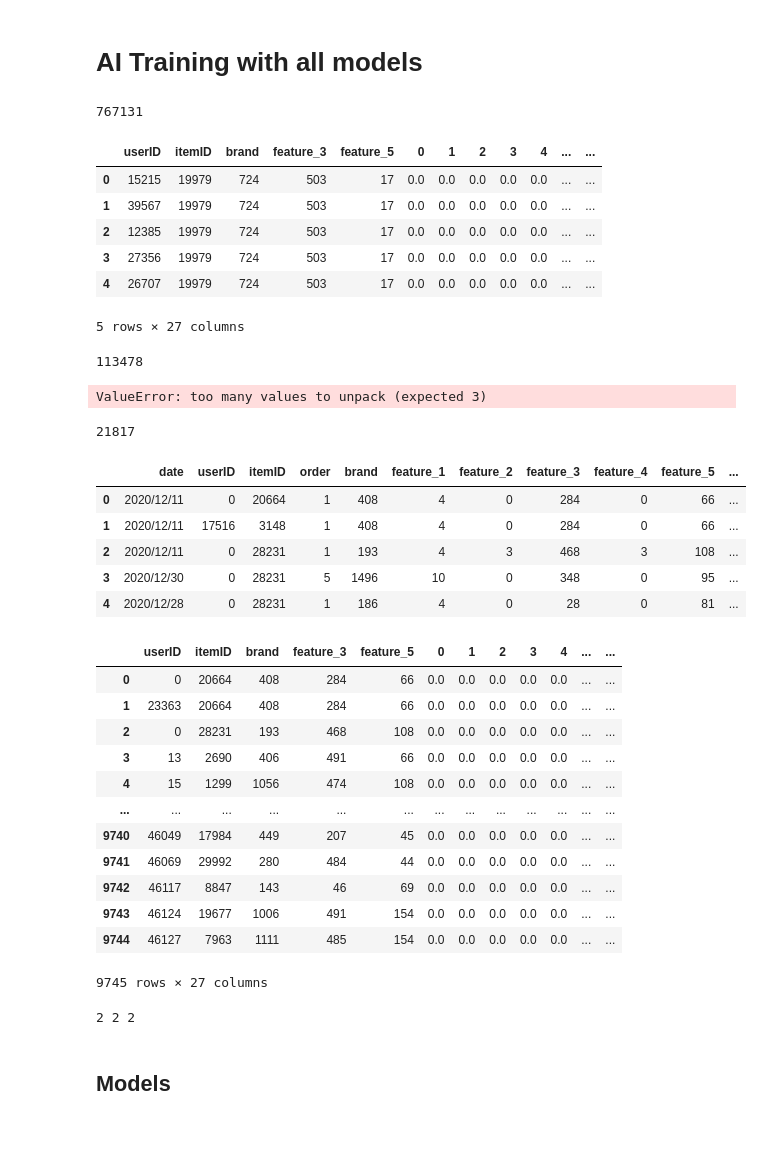
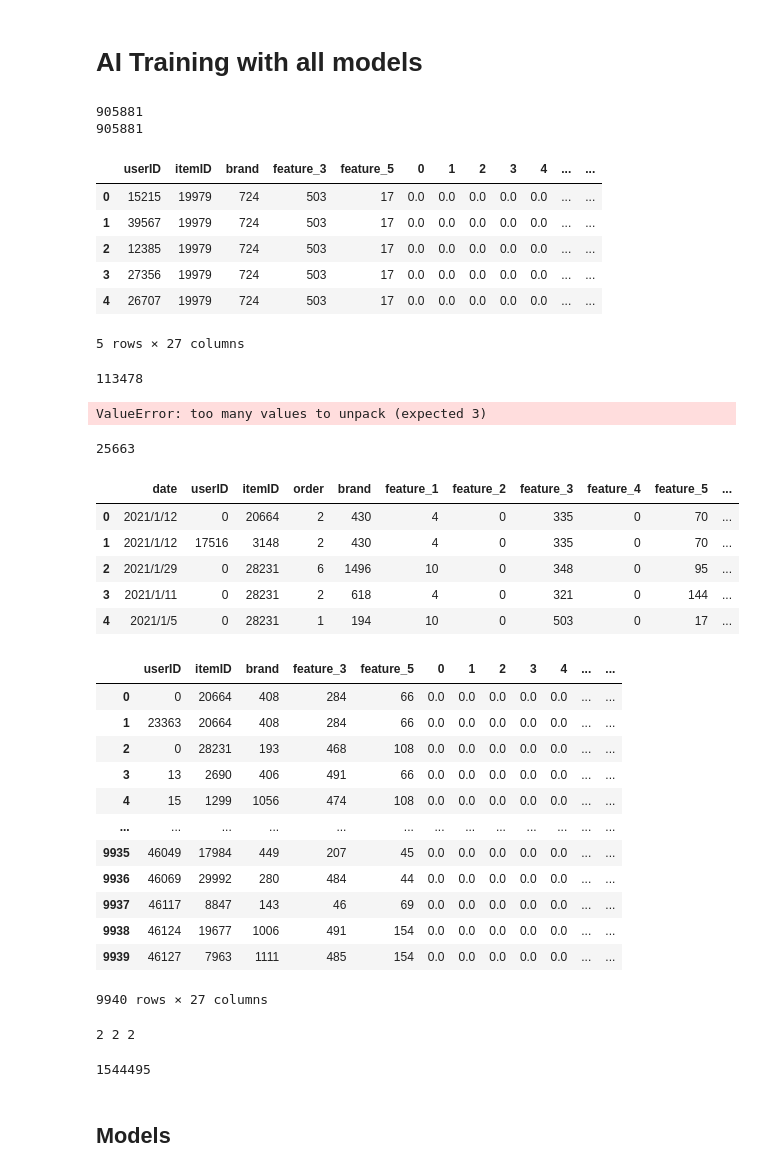
Before and after one commit to P4ddyki/Data-Mining2, a Jupyter notebook: Trained_models/Untitled.ipynb, the cells around one changed output. Drawn from its saved outputs; the diff is of its cells as text; code cells hidden in the pictures; blank space fills up the shorter version.

```diff
--- a/Trained_models/Untitled.ipynb
+++ b/Trained_models/Untitled.ipynb
@@ -67,8 +67,8 @@ def preprocessData(df):
     return labels_enc, data, lb, enc
 # %%
 #train_dec = pd.read_csv("train_bef_dec.csv")
-train_dec = pd.read_csv("orders_before_dec_labeled.csv", sep = ",")
-
+train_dec = pd.read_csv("orders_before_jan_labeled.csv", sep = ",")
+print(len(train_dec))
 df_items = pd.read_csv("items.csv", sep = "|") #items
 
 train_dec = pd.merge(train_dec, df_items, on="itemID") #merging the dataset on itemID
@@ -79,7 +79,8 @@ y_train, x_train, binarizer, enc = preprocessData(train_dec)
 
 x_train.head()
 # %% [output]
-767131
+905881
+905881
 |  | userID | itemID | brand | feature_3 | feature_5 | 0 | 1 | 2 | 3 | 4 | ... | ... |
 | 0 | 15215 | 19979 | 724 | 503 | 17 | 0.0 | 0.0 | 0.0 | 0.0 | 0.0 | ... | ... |
 | 1 | 39567 | 19979 | 724 | 503 | 17 | 0.0 | 0.0 | 0.0 | 0.0 | 0.0 | ... | ... |
@@ -98,19 +99,19 @@ x_train.head()
 113478
 ValueError: too many values to unpack (expected 3)
 # %%
-pred_dec = pd.read_csv("prediction_dec.csv", sep = ",")
+pred_dec = pd.read_csv("prediction_jan.csv", sep = ",")
 print(len(pred_dec))
 pred_dec.head()
 # %% [output]
-21817
+25663
 |  | date | userID | itemID | order | brand | feature_1 | feature_2 | feature_3 | feature_4 | feature_5 | ... |
-| 0 | 2020/12/11 | 0 | 20664 | 1 | 408 | 4 | 0 | 284 | 0 | 66 | ... |
-| 1 | 2020/12/11 | 17516 | 3148 | 1 | 408 | 4 | 0 | 284 | 0 | 66 | ... |
-| 2 | 2020/12/11 | 0 | 28231 | 1 | 193 | 4 | 3 | 468 | 3 | 108 | ... |
-| 3 | 2020/12/30 | 0 | 28231 | 5 | 1496 | 10 | 0 | 348 | 0 | 95 | ... |
-| 4 | 2020/12/28 | 0 | 28231 | 1 | 186 | 4 | 0 | 28 | 0 | 81 | ... |
+| 0 | 2021/1/12 | 0 | 20664 | 2 | 430 | 4 | 0 | 335 | 0 | 70 | ... |
+| 1 | 2021/1/12 | 17516 | 3148 | 2 | 430 | 4 | 0 | 335 | 0 | 70 | ... |
+| 2 | 2021/1/29 | 0 | 28231 | 6 | 1496 | 10 | 0 | 348 | 0 | 95 | ... |
+| 3 | 2021/1/11 | 0 | 28231 | 2 | 618 | 4 | 0 | 321 | 0 | 144 | ... |
+| 4 | 2021/1/5 | 0 | 28231 | 1 | 194 | 10 | 0 | 503 | 0 | 17 | ... |
 # %%
-name = 'submission_dec'
+name = 'submission_jan'
 
 df_submission = pd.read_csv( name+".csv", sep = "|")
 
@@ -132,12 +133,12 @@ submission
 | 3 | 13 | 2690 | 406 | 491 | 66 | 0.0 | 0.0 | 0.0 | 0.0 | 0.0 | ... | ... |
 | 4 | 15 | 1299 | 1056 | 474 | 108 | 0.0 | 0.0 | 0.0 | 0.0 | 0.0 | ... | ... |
 | ... | ... | ... | ... | ... | ... | ... | ... | ... | ... | ... | ... | ... |
-| 9740 | 46049 | 17984 | 449 | 207 | 45 | 0.0 | 0.0 | 0.0 | 0.0 | 0.0 | ... | ... |
-| 9741 | 46069 | 29992 | 280 | 484 | 44 | 0.0 | 0.0 | 0.0 | 0.0 | 0.0 | ... | ... |
-| 9742 | 46117 | 8847 | 143 | 46 | 69 | 0.0 | 0.0 | 0.0 | 0.0 | 0.0 | ... | ... |
-| 9743 | 46124 | 19677 | 1006 | 491 | 154 | 0.0 | 0.0 | 0.0 | 0.0 | 0.0 | ... | ... |
-| 9744 | 46127 | 7963 | 1111 | 485 | 154 | 0.0 | 0.0 | 0.0 | 0.0 | 0.0 | ... | ... |
+| 9935 | 46049 | 17984 | 449 | 207 | 45 | 0.0 | 0.0 | 0.0 | 0.0 | 0.0 | ... | ... |
+| 9936 | 46069 | 29992 | 280 | 484 | 44 | 0.0 | 0.0 | 0.0 | 0.0 | 0.0 | ... | ... |
+| 9937 | 46117 | 8847 | 143 | 46 | 69 | 0.0 | 0.0 | 0.0 | 0.0 | 0.0 | ... | ... |
+| 9938 | 46124 | 19677 | 1006 | 491 | 154 | 0.0 | 0.0 | 0.0 | 0.0 | 0.0 | ... | ... |
+| 9939 | 46127 | 7963 | 1111 | 485 | 154 | 0.0 | 0.0 | 0.0 | 0.0 | 0.0 | ... | ... |
-9745 rows × 27 columns
+9940 rows × 27 columns
 # %%
 sm = SMOTE(random_state=42)
 
@@ -157,6 +158,10 @@ X_test_arr = X_test.to_numpy()
 y_val_n = binarizer.inverse_transform(y_val)
 y_train_n = binarizer.inverse_transform(y_train)
 y_test_n = binarizer.inverse_transform(y_test)
+# %%
+len(X_train_arr)
+# %% [output]
+1544495
 # %% [markdown]
 ## Models
 # %%
```
Also changed, not shown: parts of 20 cells of this notebook, 39 other files.
